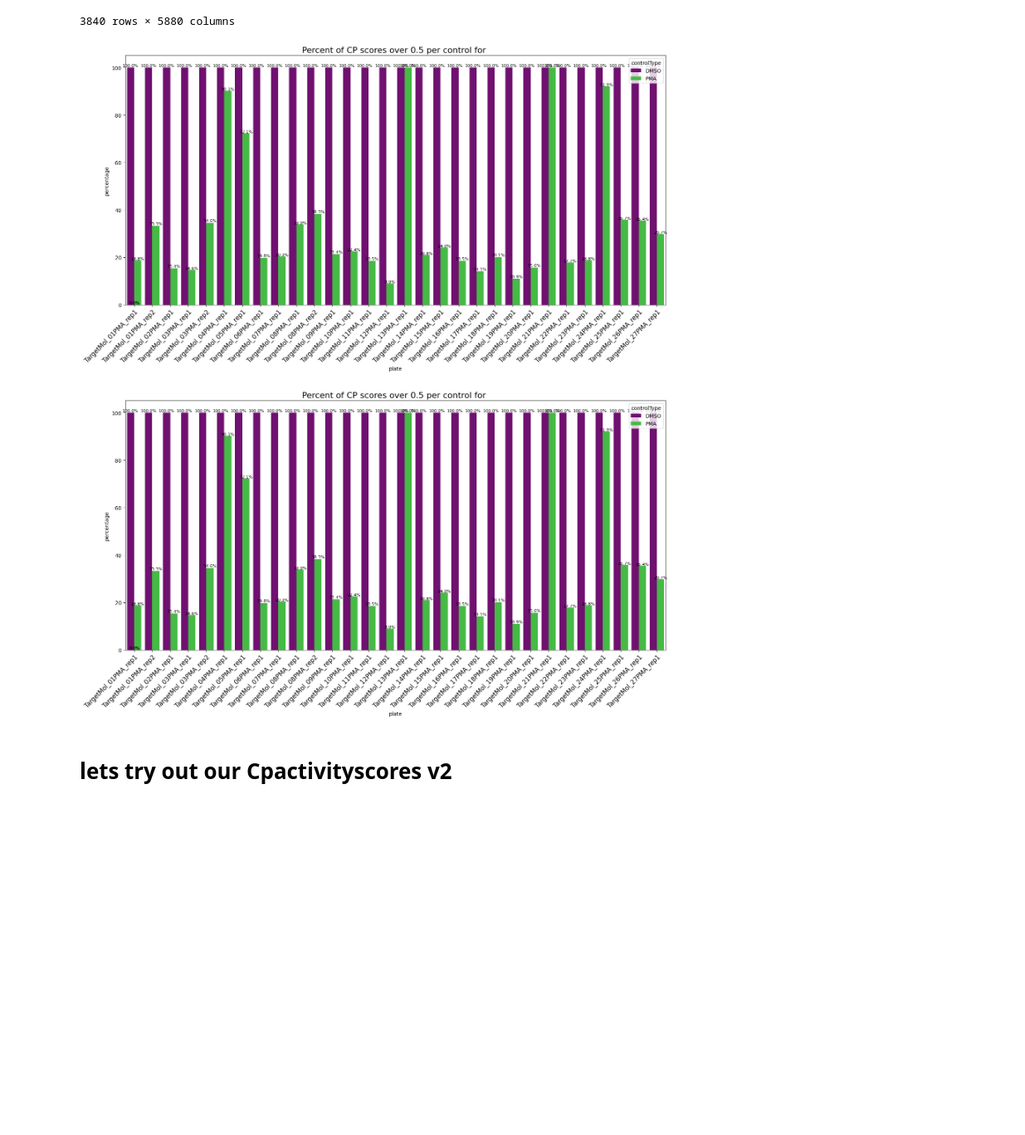
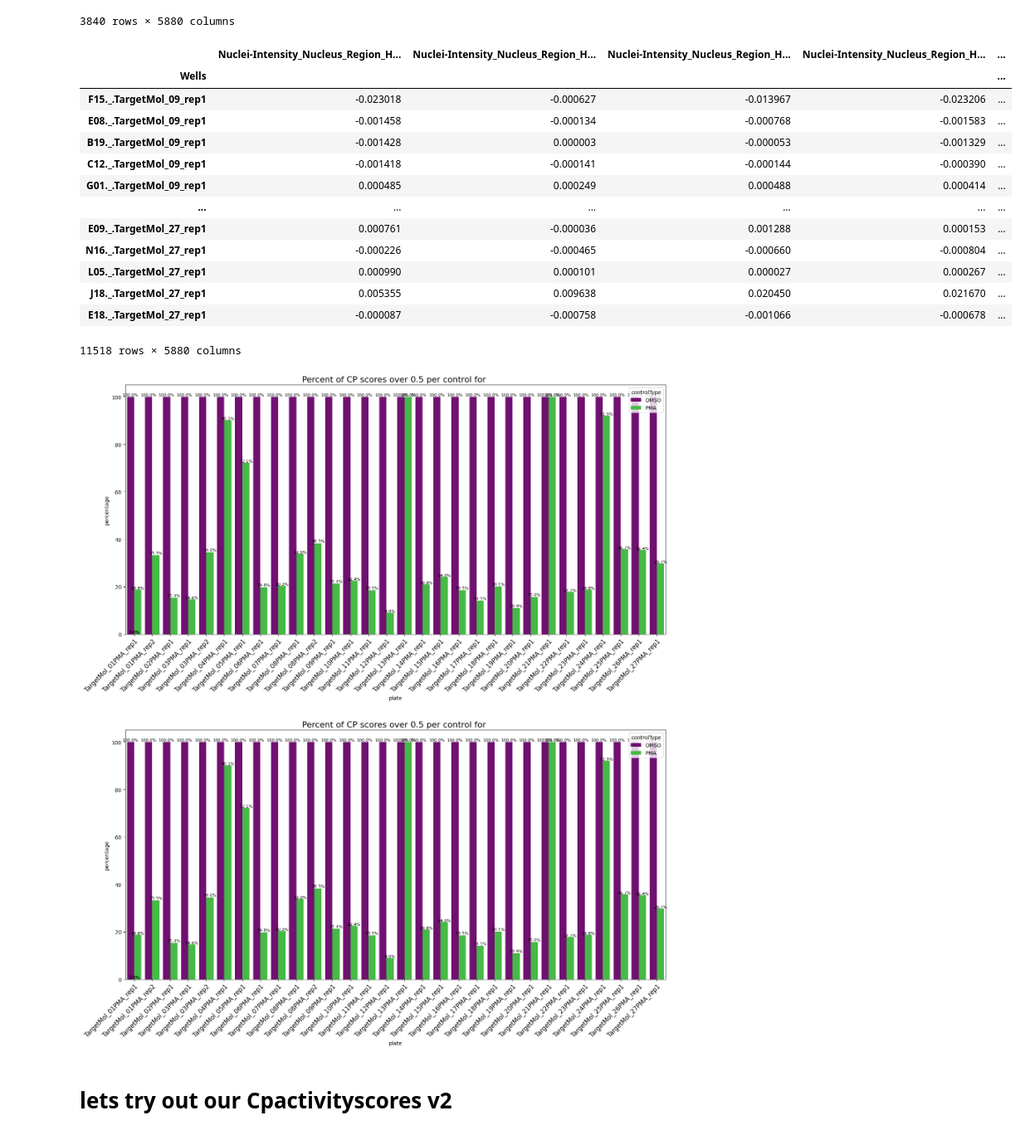
Before and after one commit to LokeyLab/QCGauntlet, a Jupyter notebook: test.ipynb, the cells around one changed output. Shown at 83% size. Saved outputs shown, nothing was run; the diff lists cells and outputs as text; code cells hidden in the pictures; blank space fills up the shorter version.

```diff
--- a/test.ipynb
+++ b/test.ipynb
@@ -144,9 +144,23 @@ display(res)
 # %%
 #cntrlclust.genTreeViewClustMap(inDf=res, outname = 'testOut/test', rowCluster=False)
 # %%
-noPma
+display(noPma)
 crr.generateControlsAboveThresh(inDF=pma, datasetLab='', key=keyDf, controlList=['DMSO', 'PMA'])
 # %% [output]
+|  | Nuclei-Intensity_Nucleus_Region_H... | Nuclei-Intensity_Nucleus_Region_H... | Nuclei-Intensity_Nucleus_Region_H... | Nuclei-Intensity_Nucleus_Region_H... | ... |
+| Wells |  |  |  |  | ... |
+| F15._.TargetMol_09_rep1 | -0.023018 | -0.000627 | -0.013967 | -0.023206 | ... |
+| E08._.TargetMol_09_rep1 | -0.001458 | -0.000134 | -0.000768 | -0.001583 | ... |
+| B19._.TargetMol_09_rep1 | -0.001428 | 0.000003 | -0.000053 | -0.001329 | ... |
+| C12._.TargetMol_09_rep1 | -0.001418 | -0.000141 | -0.000144 | -0.000390 | ... |
+| G01._.TargetMol_09_rep1 | 0.000485 | 0.000249 | 0.000488 | 0.000414 | ... |
+| ... | ... | ... | ... | ... | ... |
+| E09._.TargetMol_27_rep1 | 0.000761 | -0.000036 | 0.001288 | 0.000153 | ... |
+| N16._.TargetMol_27_rep1 | -0.000226 | -0.000465 | -0.000660 | -0.000804 | ... |
+| L05._.TargetMol_27_rep1 | 0.000990 | 0.000101 | 0.000027 | 0.000267 | ... |
+| J18._.TargetMol_27_rep1 | 0.005355 | 0.009638 | 0.020450 | 0.021670 | ... |
+| E18._.TargetMol_27_rep1 | -0.000087 | -0.000758 | -0.001066 | -0.000678 | ... |
+11518 rows × 5880 columns
 [figure]
 [figure]
 # %% [markdown]
```
Also changed, not shown: parts of 4 cells of this notebook, 2 other files.
